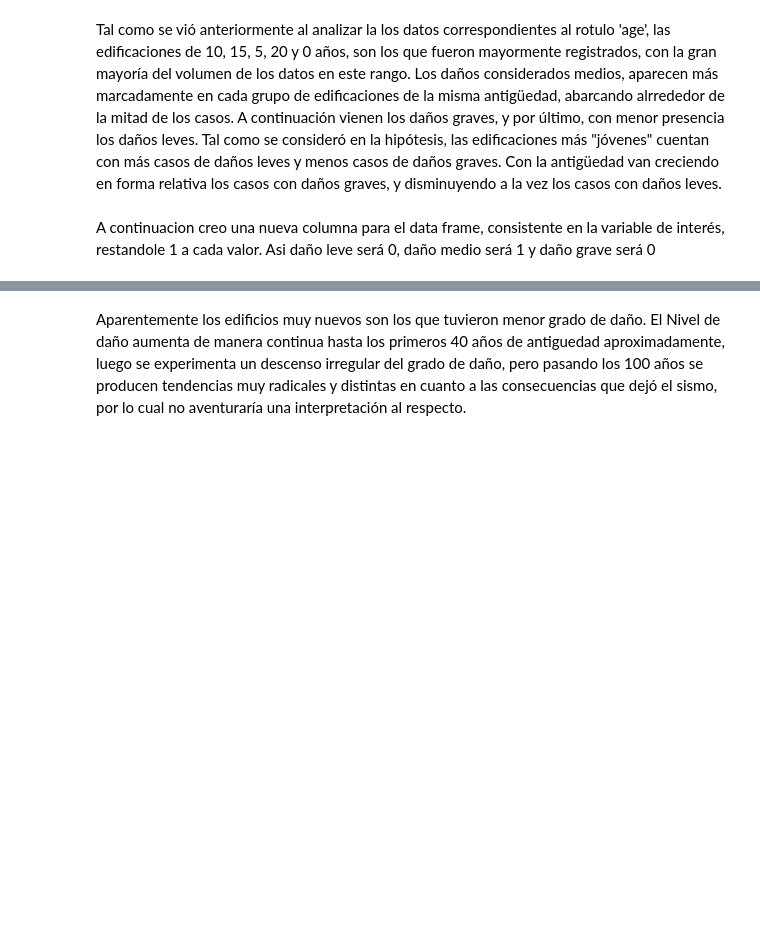
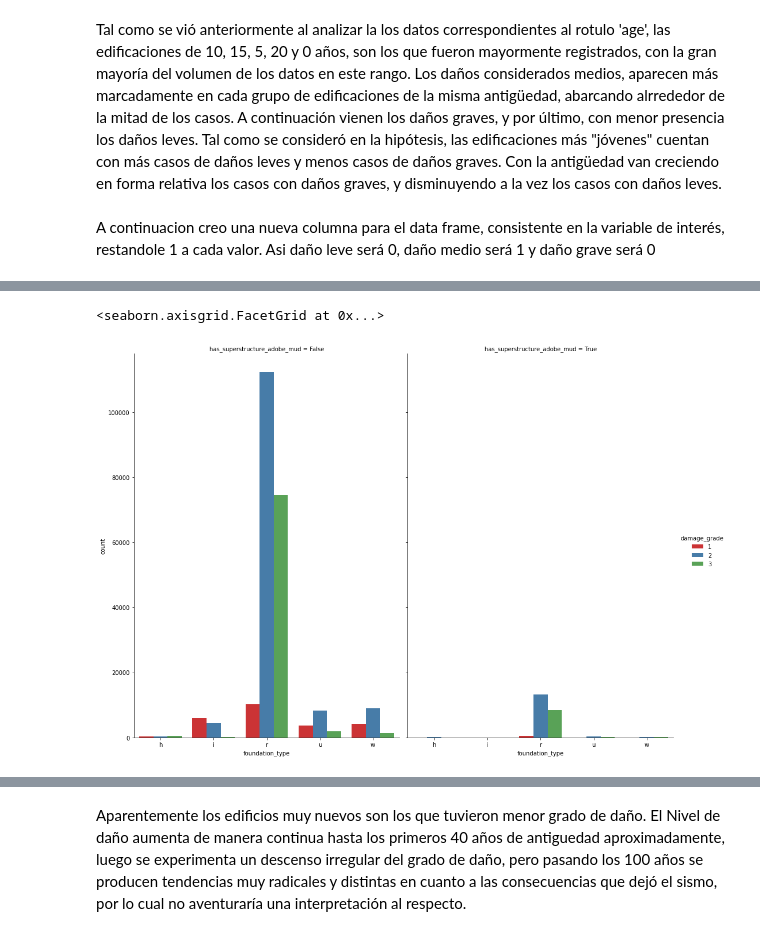
Before and after one commit to Noenf/Datos-1C2021, a Jupyter notebook: TP1/experimentacion_esmi.ipynb, the cells around one changed output, grey strips where cells are left out. Saved outputs shown, nothing was run; the diff lists cells and outputs as text; code cells hidden in the pictures; blank space fills up the shorter version.

```diff
--- a/TP1/experimentacion_esmi.ipynb
+++ b/TP1/experimentacion_esmi.ipynb
@@ -225,0 +234,9 @@ c = df.loc[df['damage_grade']==3].groupby('age').agg({'damage_grade':'count'}).r
+# %%
+sns.catplot(x="foundation_type", hue="damage_grade", col="has_superstructure_adobe_mud",
+
+                data=df, kind="count",
+
+                height=10, aspect=.7, palette="Set1")
+# %% [output]
+<seaborn.axisgrid.FacetGrid at 0x...>
+[figure, added]
```
Also changed, not shown: parts of 46 cells of this notebook, 1 other file.
